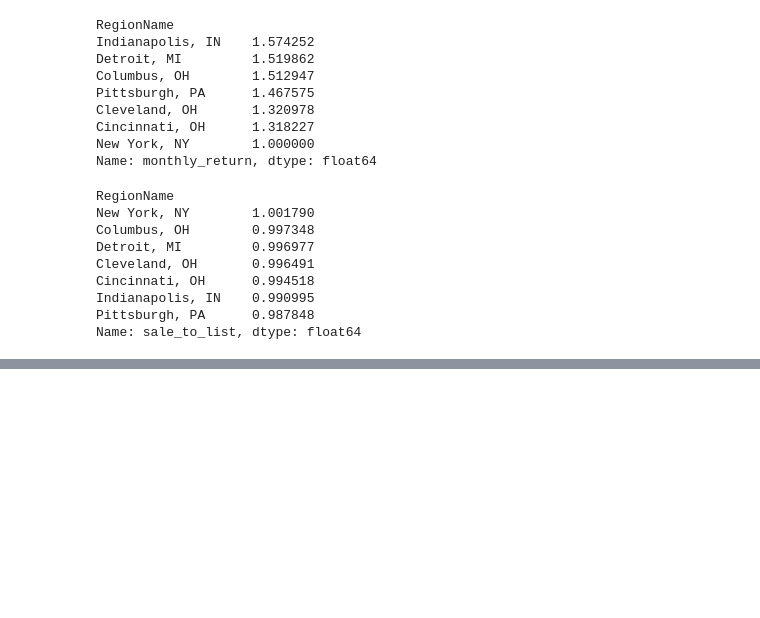
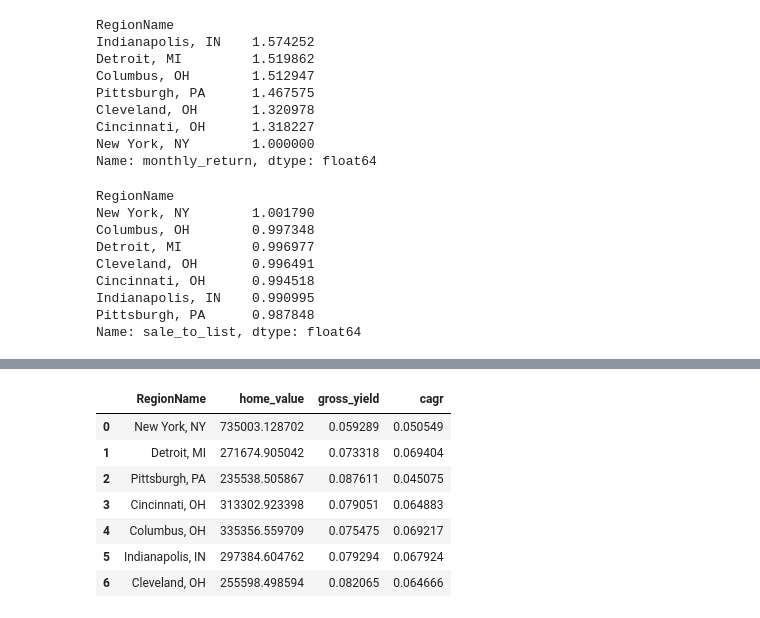
Before and after one commit to mrudangjikar/metro-housing-analysis, a Jupyter notebook: notebooks/metro_analysis.ipynb, the cells around one changed output, grey strips where cells are left out. Cells and saved outputs as stored; diff of their text form; code cells hidden in the pictures; blank space fills up the shorter version.

```diff
--- a/notebooks/metro_analysis.ipynb
+++ b/notebooks/metro_analysis.ipynb
@@ -299,0 +312,12 @@ Name: sale_to_list, dtype: float64
+# %%
+summary = summary.merge(growth[["RegionName", "cagr"]], on="RegionName")
+summary
+# %% [output]
+|  | RegionName | home_value | gross_yield | cagr |
+| 0 | New York, NY | 735003.128702 | 0.059289 | 0.050549 |
+| 1 | Detroit, MI | 271674.905042 | 0.073318 | 0.069404 |
+| 2 | Pittsburgh, PA | 235538.505867 | 0.087611 | 0.045075 |
+| 3 | Cincinnati, OH | 313302.923398 | 0.079051 | 0.064883 |
+| 4 | Columbus, OH | 335356.559709 | 0.075475 | 0.069217 |
+| 5 | Indianapolis, IN | 297384.604762 | 0.079294 | 0.067924 |
+| 6 | Cleveland, OH | 255598.498594 | 0.082065 | 0.064666 |
```
Also changed, not shown: parts of 7 cells of this notebook, 1 other file.
